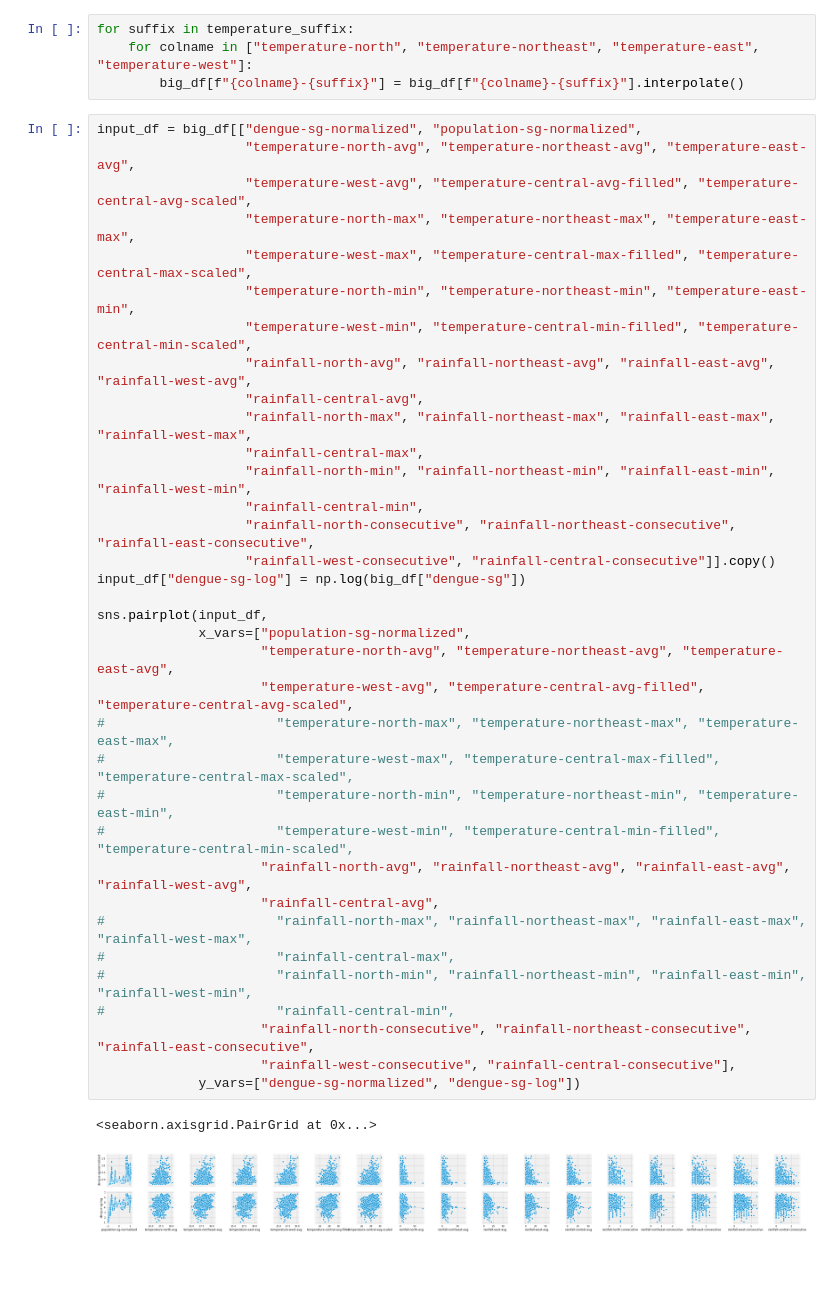
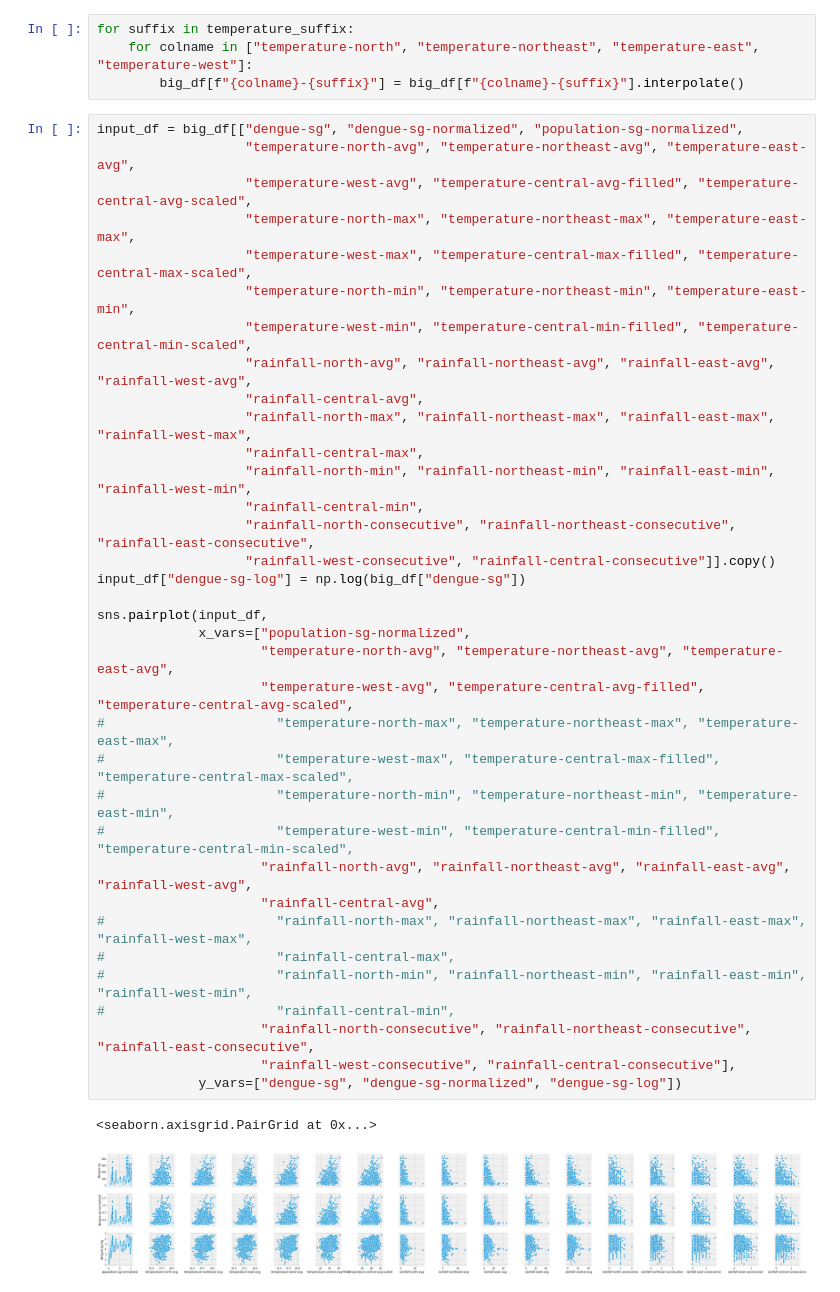
Before and after one commit to mammothb/personal, a Jupyter notebook: datathon/data-extraction/check_missing_data.ipynb, the cells around one changed output. Drawn from its saved outputs; the diff is of its cells as text; blank space fills up the shorter version.

```diff
--- a/datathon/data-extraction/check_missing_data.ipynb
+++ b/datathon/data-extraction/check_missing_data.ipynb
@@ -383,7 +383,7 @@ for suffix in temperature_suffix:
     for colname in ["temperature-north", "temperature-northeast", "temperature-east", "temperature-west"]:
         big_df[f"{colname}-{suffix}"] = big_df[f"{colname}-{suffix}"].interpolate()
 # %%
-input_df = big_df[["dengue-sg-normalized", "population-sg-normalized",
+input_df = big_df[["dengue-sg", "dengue-sg-normalized", "population-sg-normalized",
                    "temperature-north-avg", "temperature-northeast-avg", "temperature-east-avg",
                    "temperature-west-avg", "temperature-central-avg-filled", "temperature-central-avg-scaled",
                    "temperature-north-max", "temperature-northeast-max", "temperature-east-max",
@@ -391,35 +391,35 @@ input_df = big_df[["dengue-sg-normalized", "population-sg-normalized",
                    "temperature-north-min", "temperature-northeast-min", "temperature-east-min",
                    "temperature-west-min", "temperature-central-min-filled", "temperature-central-min-scaled",
                    "rainfall-north-avg", "rainfall-northeast-avg", "rainfall-east-avg", "rainfall-west-avg",
                    "rainfall-central-avg",
                    "rainfall-north-max", "rainfall-northeast-max", "rainfall-east-max", "rainfall-west-max",
                    "rainfall-central-max",
                    "rainfall-north-min", "rainfall-northeast-min", "rainfall-east-min", "rainfall-west-min",
                    "rainfall-central-min",
                    "rainfall-north-consecutive", "rainfall-northeast-consecutive", "rainfall-east-consecutive",
                    "rainfall-west-consecutive", "rainfall-central-consecutive"]].copy()
 input_df["dengue-sg-log"] = np.log(big_df["dengue-sg"])
 
 sns.pairplot(input_df,
              x_vars=["population-sg-normalized",
                      "temperature-north-avg", "temperature-northeast-avg", "temperature-east-avg",
                      "temperature-west-avg", "temperature-central-avg-filled", "temperature-central-avg-scaled",
 #                      "temperature-north-max", "temperature-northeast-max", "temperature-east-max",
 #                      "temperature-west-max", "temperature-central-max-filled", "temperature-central-max-scaled",
 #                      "temperature-north-min", "temperature-northeast-min", "temperature-east-min",
 #                      "temperature-west-min", "temperature-central-min-filled", "temperature-central-min-scaled",
                      "rainfall-north-avg", "rainfall-northeast-avg", "rainfall-east-avg", "rainfall-west-avg",
                      "rainfall-central-avg",
 #                      "rainfall-north-max", "rainfall-northeast-max", "rainfall-east-max", "rainfall-west-max",
 #                      "rainfall-central-max",
 #                      "rainfall-north-min", "rainfall-northeast-min", "rainfall-east-min", "rainfall-west-min",
 #                      "rainfall-central-min",
                      "rainfall-north-consecutive", "rainfall-northeast-consecutive", "rainfall-east-consecutive",
                      "rainfall-west-consecutive", "rainfall-central-consecutive"],
-             y_vars=["dengue-sg-normalized", "dengue-sg-log"])
+             y_vars=["dengue-sg", "dengue-sg-normalized", "dengue-sg-log"])
 # %% [output]
 <seaborn.axisgrid.PairGrid at 0x...>
-[figure, old version]
+[figure, new version]
 # %%
 big_df.to_csv("multicoldata_extrapolated.csv")
 input_df.to_csv("input_data.csv")
```
Also changed, not shown: parts of 2 cells of this notebook, 6 other files.
